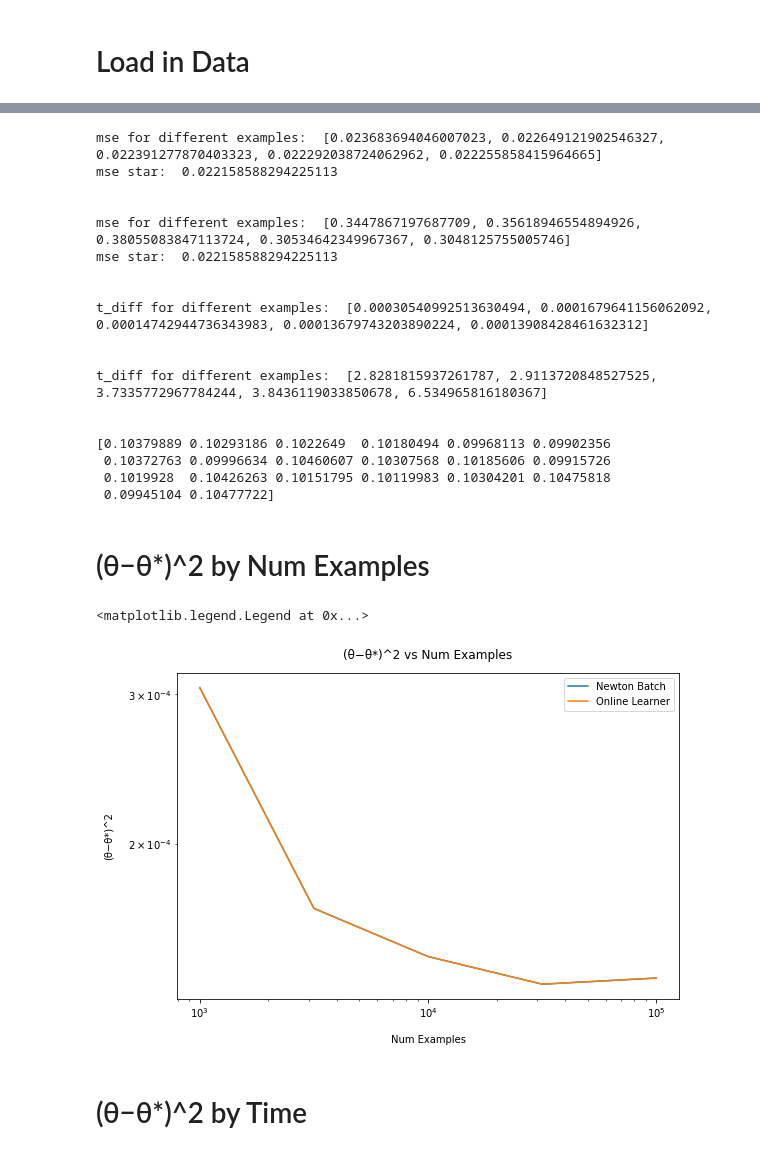
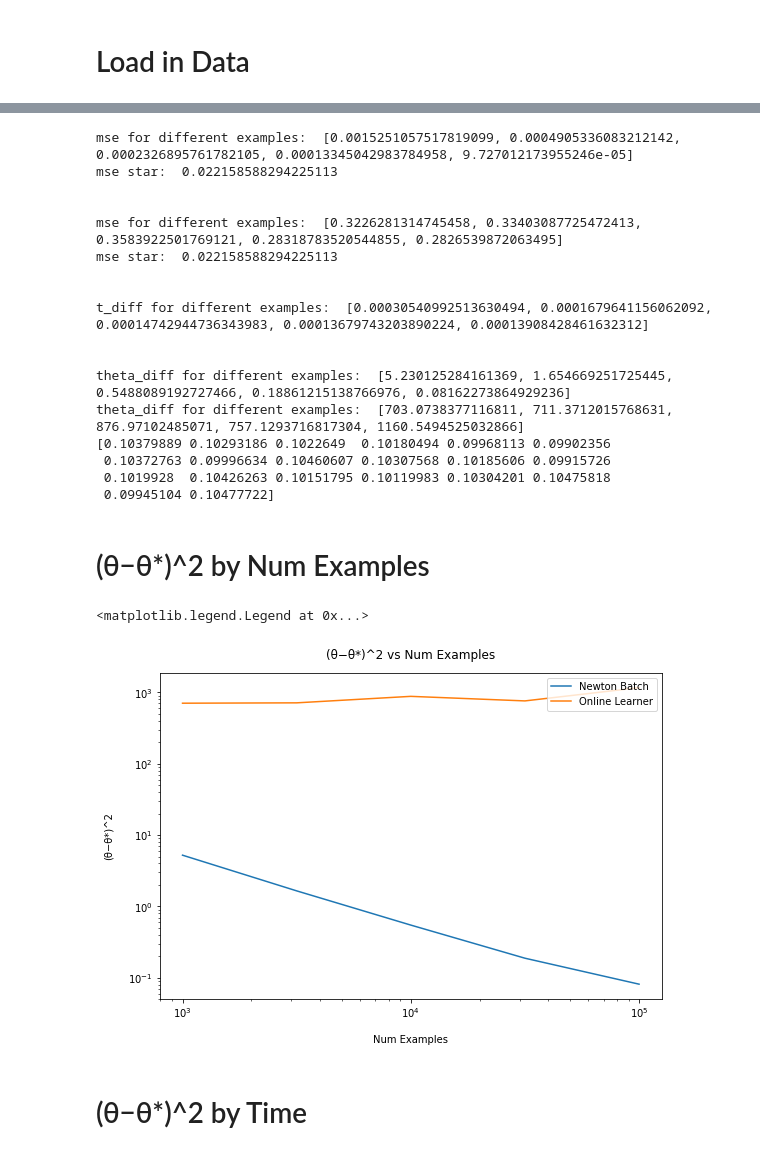
Before and after one commit to FarzanMemarian/Large_scale_online_learning, a Jupyter notebook: HW1_Charts.ipynb, the cells around one changed output, grey strips where cells are left out. Drawn from its saved outputs; the diff is of its cells as text; code cells hidden in the pictures.

Commit message:
updated the main file with chart code and tried fixing our online algo

```diff
--- a/HW1_Charts.ipynb
+++ b/HW1_Charts.ipynb
@@ -98,6 +98,27 @@ Ntheta = 20
 
 def func(X, theta):
     return  1.71 * np.tanh(0.66 * matmul(X, theta))
+
+# EVALUATION OF NEWTON ON TEST SET
+
+# find mse error on test data
+def create_theta_diff_2(theta_store):
+    store_theta_diff = []
+
+    for i, N in enumerate(example_nums):
+        mse = 0
+        theta_diff = 0
+        for j in range(Nperm):
+            theta = theta_store[i][j]
+#             print ("theta")
+#             print (theta)
+#             print ("\n\n")
+#             return
+            theta_diff += norm(theta - theta_star)**2
+        store_theta_diff.append(theta_diff)
+    print ("theta_diff for different examples: ", store_theta_diff)
+    return store_theta_diff
+
 
 def create_theta_diff(theta_store):
     theta_diff = []
@@ -130,7 +151,7 @@ def create_mse(theta_store):
             mse += mean_squared_error(f, 1.5*y)/Nperm
         f_star = func(X, theta_star)
         mse_star = mean_squared_error(f_star, 1.5*y)
-        store_mse.append(mse)
+        store_mse.append(mse-mse_star)
     print ("mse for different examples: ", store_mse)
     print ("mse star: ", mse_star)
     print ("\n")
@@ -139,25 +160,27 @@ def create_mse(theta_store):
 mse_n = create_mse(theta_store_all_N)
 mse_k = create_mse(theta_store_all_K)
 
-theta_diff_N = create_theta_diff(theta_store_all_N)
-theta_diff_K = create_theta_diff(theta_store_all_K)
+# theta_diff_N_1 = create_theta_diff(theta_store_all_N)
+# theta_diff_K = create_theta_diff(theta_store_all_K)
+
+theta_diff_N = create_theta_diff_2(theta_store_all_N)
+theta_diff_K = create_theta_diff_2(theta_store_all_K)
 
 print (theta_star)
 # %% [output]
-mse for different examples:  [0.023683694046007023, 0.022649121902546327, 0.022391277870403323, 0.022292038724062962, 0.022255858415964665]
+mse for different examples:  [0.0015251057517819099, 0.0004905336083212142, 0.0002326895761782105, 0.00013345042983784958, 9.727012173955246e-05]
 mse star:  0.022158588294225113
 
 
-mse for different examples:  [0.3447867197687709, 0.35618946554894926, 0.38055083847113724, 0.30534642349967367, 0.3048125755005746]
+mse for different examples:  [0.3226281314745458, 0.33403087725472413, 0.3583922501769121, 0.28318783520544855, 0.2826539872063495]
 mse star:  0.022158588294225113
 
 
 t_diff for different examples:  [0.00030540992513630494, 0.0001679641156062092, 0.00014742944736343983, 0.00013679743203890224, 0.00013908428461632312]
 
 
-t_diff for different examples:  [2.8281815937261787, 2.9113720848527525, 3.7335772967784244, 3.8436119033850678, 6.534965816180367]
-
-
+theta_diff for different examples:  [5.230125284161369, 1.654669251725445, 0.5488089192727466, 0.18861215138766976, 0.08162273864929236]
+theta_diff for different examples:  [703.0738377116811, 711.3712015768631, 876.97102485071, 757.1293716817304, 1160.5494525032866]
 [0.10379889 0.10293186 0.1022649  0.10180494 0.09968113 0.09902356
  0.10372763 0.09996634 0.10460607 0.10307568 0.10185606 0.09915726
  0.1019928  0.10426263 0.10151795 0.10119983 0.10304201 0.10475818
@@ -167,14 +190,14 @@ t_diff for different examples:  [2.8281815937261787, 2.9113720848527525, 3.73357
 # %%
 plt.figure(figsize=(9,6))
 plt.loglog(example_nums, theta_diff_N)
-plt.loglog(example_nums, theta_diff_N)
+plt.loglog(example_nums, theta_diff_K)
 plt.xlabel("Num Examples", labelpad=15)
 plt.ylabel("(θ−θ*)^2", labelpad=15)
 plt.title("(θ−θ*)^2 vs Num Examples", y=1.025)
 plt.legend(['Newton Batch', 'Online Learner'], loc='upper right')
 # %% [output]
 <matplotlib.legend.Legend at 0x...>
-[figure, old version]
+[figure, new version]
 # %% [markdown]
 # (θ−θ*)^2 by Time
 # %%
```
Also changed, not shown: parts of 3 cells of this notebook, 3 other files.
